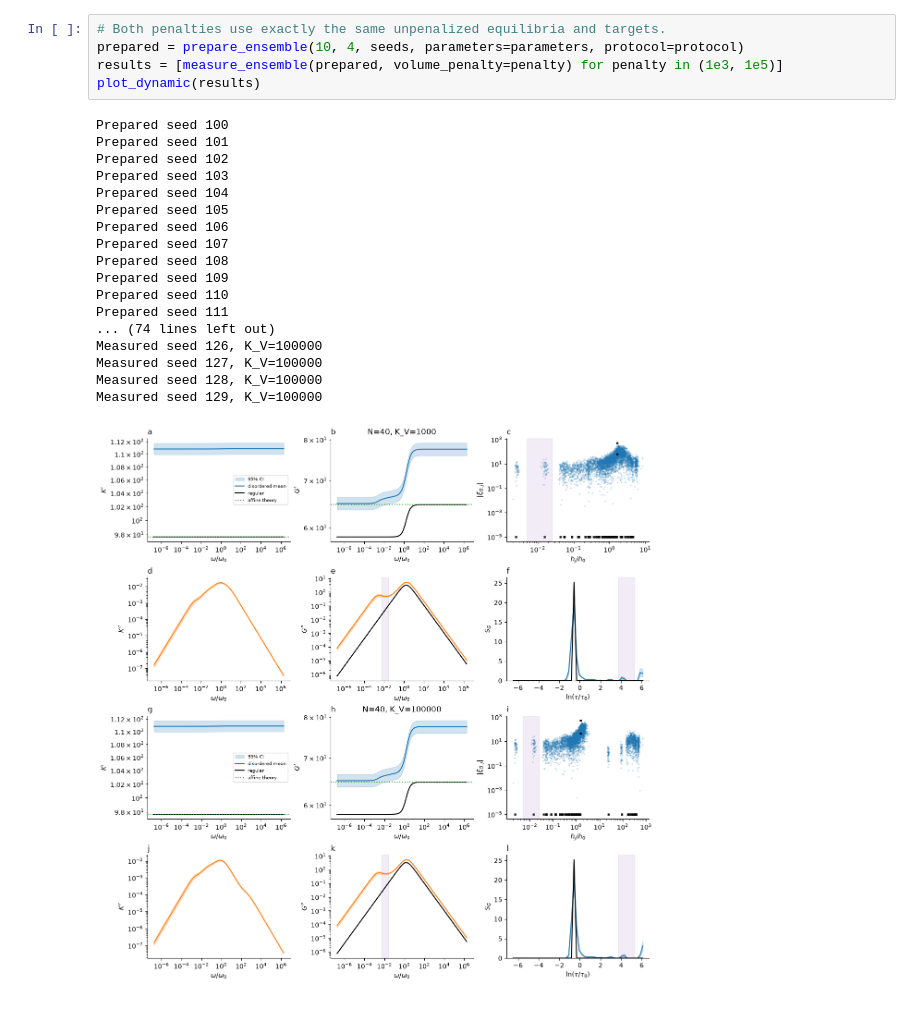
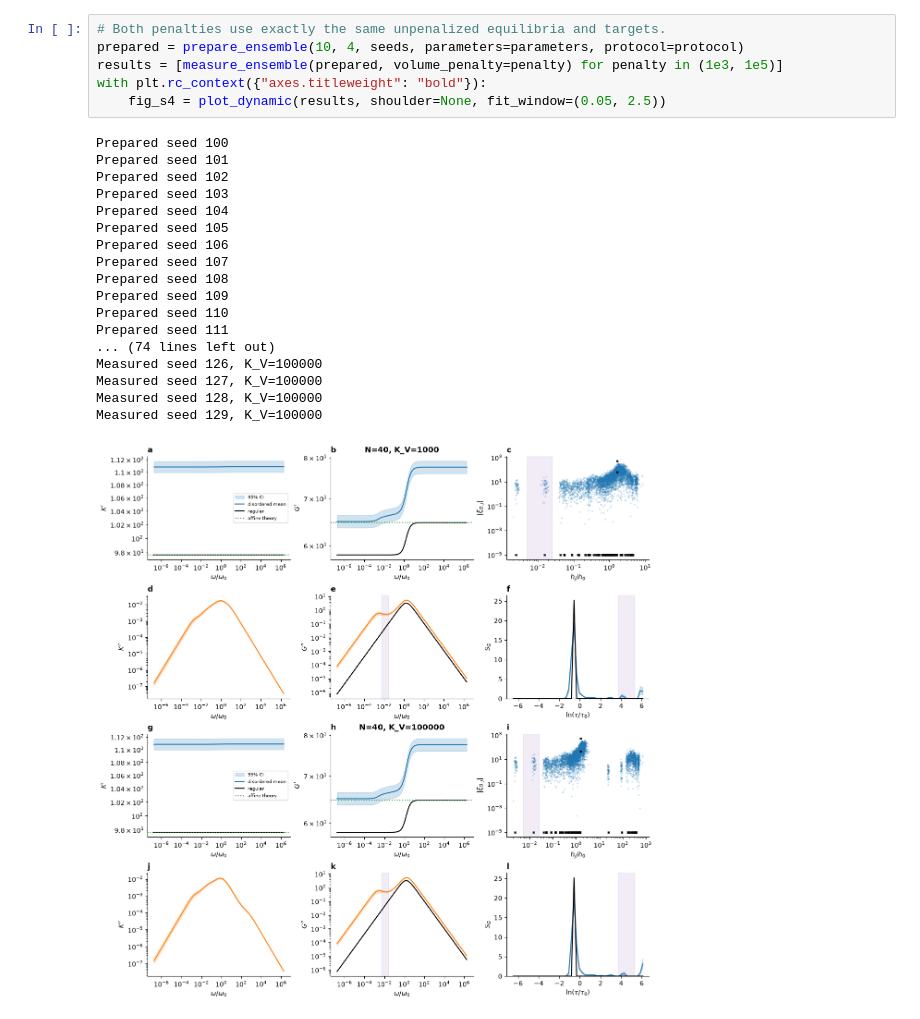
Before and after one commit to KodaiTerada/mechanics-3D-CVM, a Jupyter notebook: notebooks/figS4.ipynb, the cells around one changed output. Drawn from its saved outputs; the diff is of its cells as text.

```diff
--- a/notebooks/figS4.ipynb
+++ b/notebooks/figS4.ipynb
@@ -54,24 +52,25 @@ seeds = range(100, 130)
 # %%
 # Both penalties use exactly the same unpenalized equilibria and targets.
 prepared = prepare_ensemble(10, 4, seeds, parameters=parameters, protocol=protocol)
 results = [measure_ensemble(prepared, volume_penalty=penalty) for penalty in (1e3, 1e5)]
-plot_dynamic(results)
+with plt.rc_context({"axes.titleweight": "bold"}):
+    fig_s4 = plot_dynamic(results, shoulder=None, fit_window=(0.05, 2.5))
 # %% [output]
 Prepared seed 100
 Prepared seed 101
 Prepared seed 102
 Prepared seed 103
 Prepared seed 104
 Prepared seed 105
 Prepared seed 106
 Prepared seed 107
 Prepared seed 108
 Prepared seed 109
 Prepared seed 110
 Prepared seed 111
 ... (74 lines left out)
 Measured seed 126, K_V=100000
 Measured seed 127, K_V=100000
 Measured seed 128, K_V=100000
 Measured seed 129, K_V=100000
-[figure, old version]
+[figure, new version]
```
Also changed, not shown: parts of 3 cells of this notebook, 10 other files.
